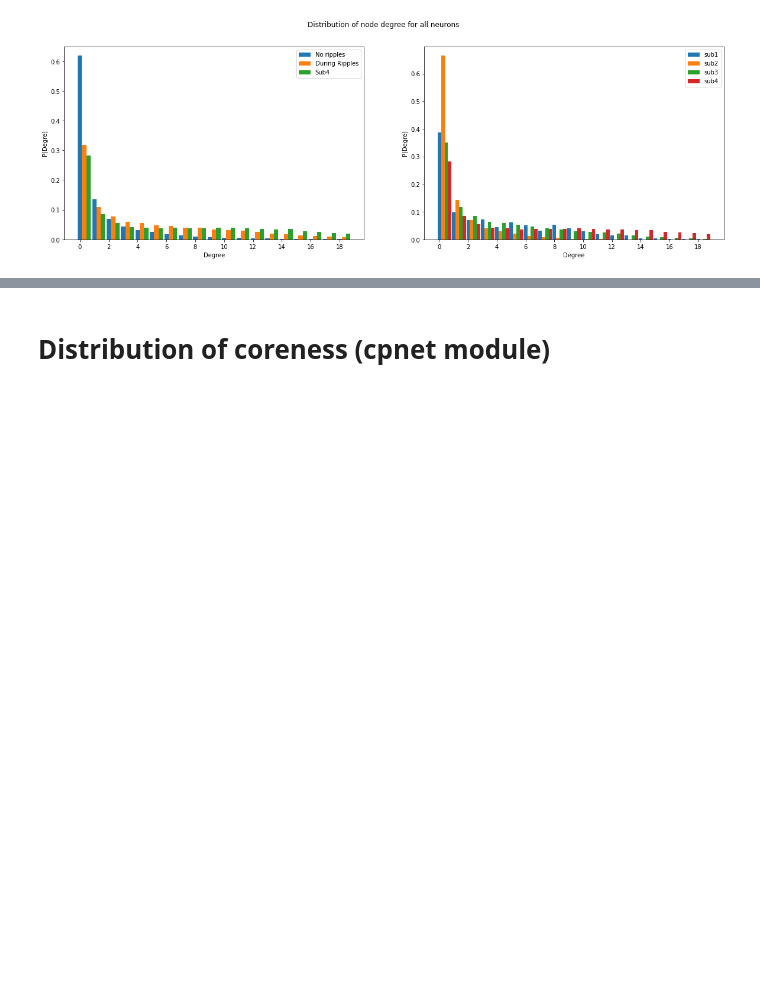
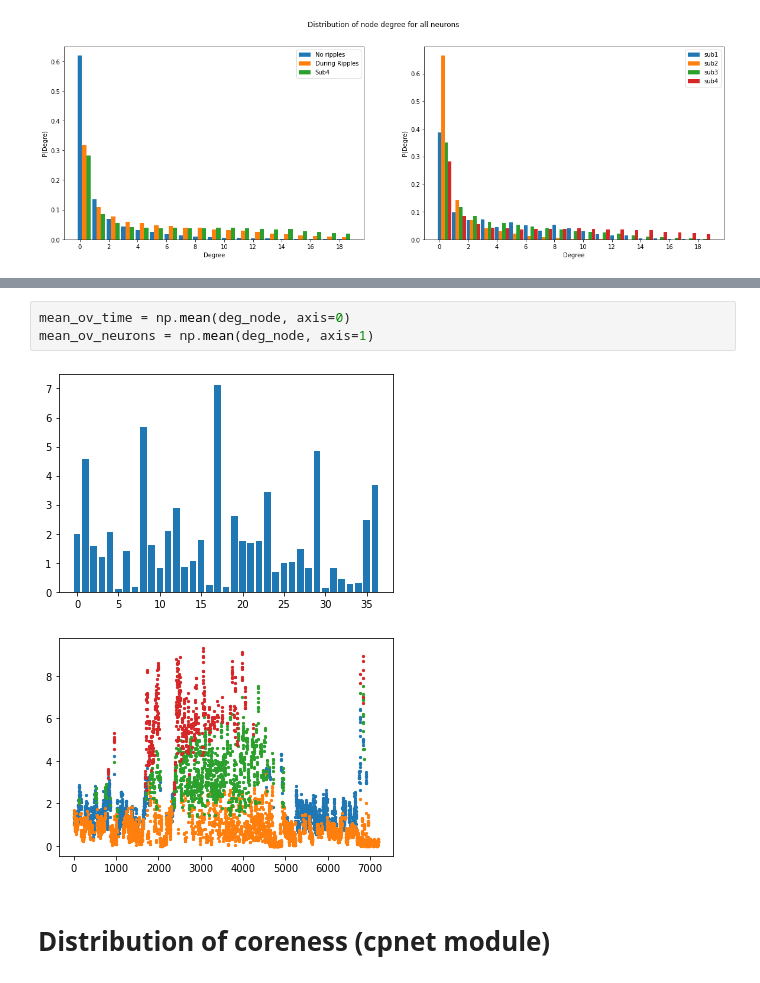
Before and after one commit to Benjamin-Wkd/Network-Graph-Analysis, a Jupyter notebook: load Matlab struct.ipynb, the cells around one changed output, grey strips where cells are left out. Drawn from its saved outputs; the diff is of its cells as text; blank space fills up the shorter version.

```diff
--- a/load Matlab struct.ipynb
+++ b/load Matlab struct.ipynb
@@ -914,3 +910,9 @@ axs[0].legend(['No ripples','During Ripples','Sub4'])
+# %%
+mean_ov_time = np.mean(deg_node, axis=0)
+mean_ov_neurons = np.mean(deg_node, axis=1)
+# %% [output]
+[figure, added]
+[figure, added]
 # %% [markdown]
 # Distribution of coreness  (cpnet module)
 # %%
```
Also changed, not shown: parts of 11 cells of this notebook.
